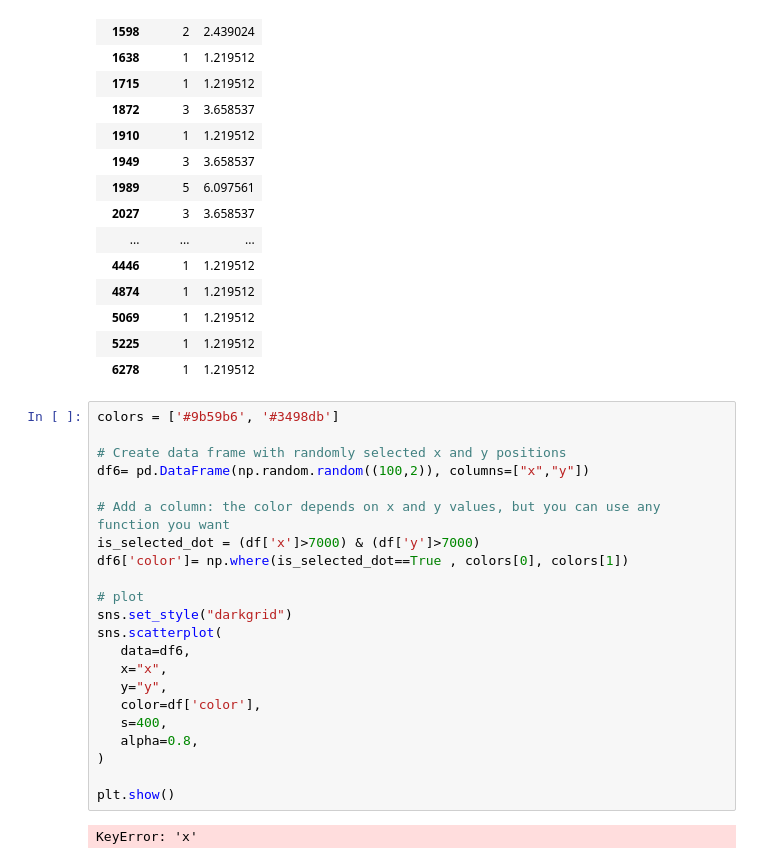
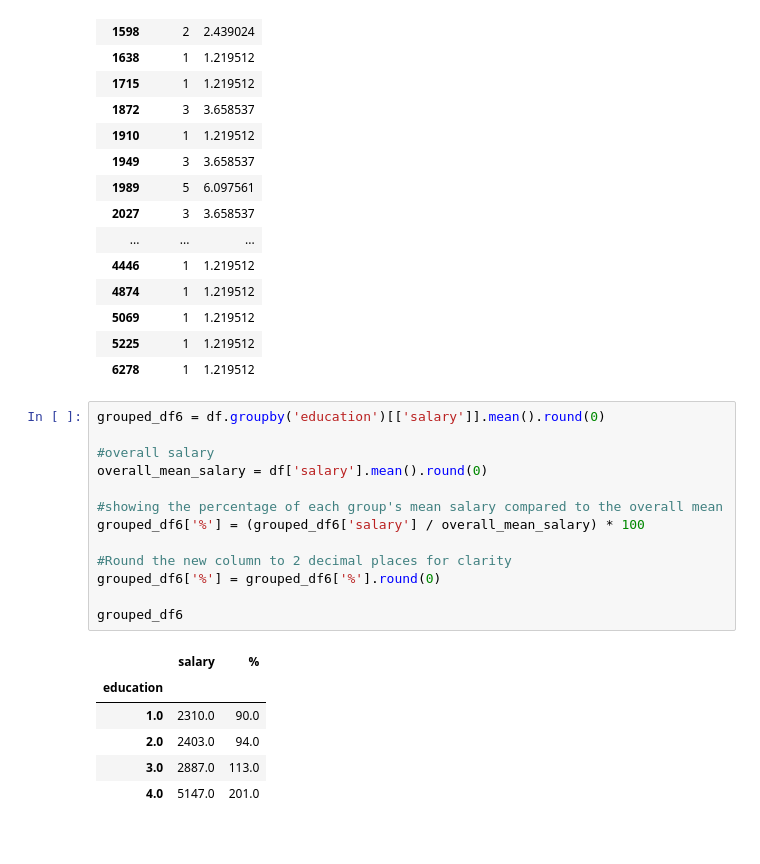
Before and after one commit to YSPLS/Tiedonk-sittely-pythonilla, a Jupyter notebook: code/project.ipynb, the cells around one changed output. Saved outputs shown, nothing was run; the diff lists cells and outputs as text.

```diff
--- a/code/project.ipynb
+++ b/code/project.ipynb
@@ -159,27 +159,23 @@ df6
 | 5069 | 1 | 1.219512 |
 | 5225 | 1 | 1.219512 |
 | 6278 | 1 | 1.219512 |
-# %%
-colors = ['#9b59b6', '#3498db']
-
-# Create data frame with randomly selected x and y positions
-df6= pd.DataFrame(np.random.random((100,2)), columns=["x","y"])
-
-# Add a column: the color depends on x and y values, but you can use any function you want
-is_selected_dot = (df['x']>7000) & (df['y']>7000)
-df6['color']= np.where(is_selected_dot==True , colors[0], colors[1])
-
-# plot
-sns.set_style("darkgrid")
-sns.scatterplot(
-   data=df6,
-   x="x",
-   y="y",
-   color=df['color'],
-   s=400,
-   alpha=0.8,
-)
-
-plt.show()
-# %% [output]
-KeyError: 'x'
+# %%
+grouped_df6 = df.groupby('education')[['salary']].mean().round(0)
+
+#overall salary
+overall_mean_salary = df['salary'].mean().round(0)
+
+#showing the percentage of each group's mean salary compared to the overall mean
+grouped_df6['%'] = (grouped_df6['salary'] / overall_mean_salary) * 100
+
+#Round the new column to 2 decimal places for clarity
+grouped_df6['%'] = grouped_df6['%'].round(0)
+
+grouped_df6
+# %% [output]
+|  | salary | % |
+| education |  |  |
+| 1.0 | 2310.0 | 90.0 |
+| 2.0 | 2403.0 | 94.0 |
+| 3.0 | 2887.0 | 113.0 |
+| 4.0 | 5147.0 | 201.0 |
```
